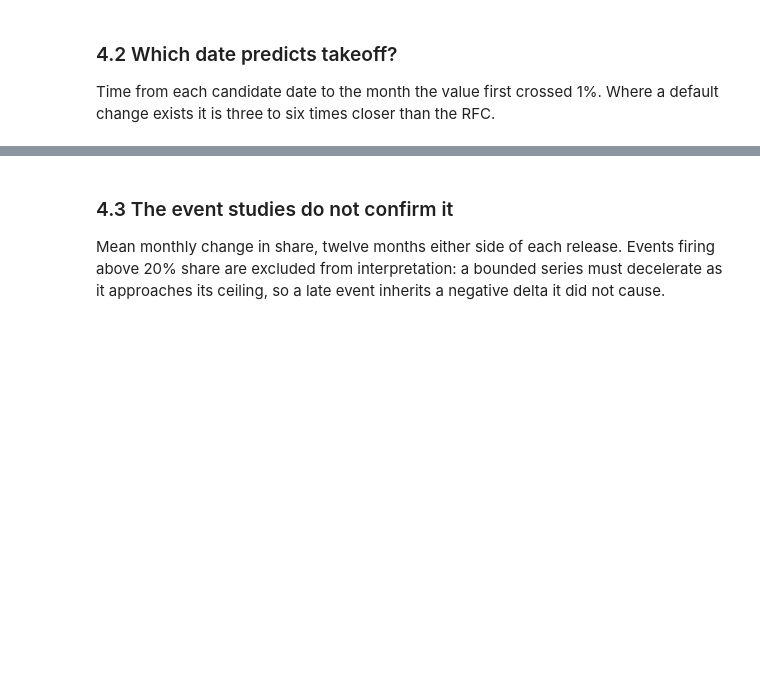
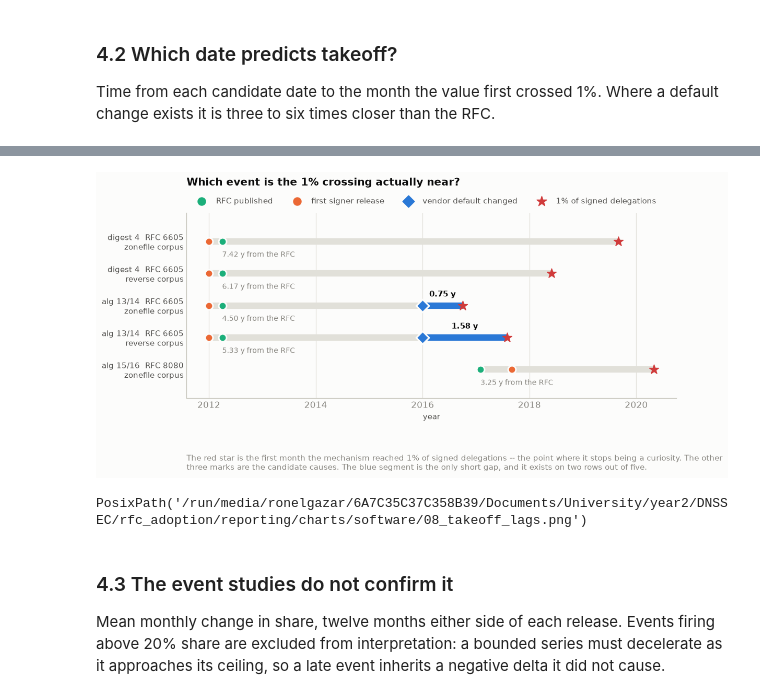
Before and after one commit to j776w781/rfc_adoption, a Jupyter notebook: notebooks/dnssec_software_releases.ipynb, the cells around one changed output, grey strips where cells are left out. Saved outputs shown, nothing was run; the diff lists cells and outputs as text; code cells hidden in the pictures; blank space fills up the shorter version.

```diff
--- a/notebooks/dnssec_software_releases.ipynb
+++ b/notebooks/dnssec_software_releases.ipynb
@@ -442,3 +439,54 @@ PosixPath('/run/media/ronelgazar/6A7C35C37C358B39/Documents/University/year2/DNS
+# %%
+rows = [r for r in RA["takeoff"] if r["first_month_over_1pct"] and not r["censored_start"]]
+rows.sort(key=lambda r: to_year(r["rfc_published"]), reverse=True)
+
+fig, ax = plt.subplots(figsize=(11, 4.2))
+for i, r in enumerate(rows):
+    x_rfc = to_year(r["rfc_published"])
+    x_sig = to_year(r["first_signer_released"])
+    x_1pct = to_year(r["first_month_over_1pct"])
+    x_def = to_year(r["default_released"]) if r["default_released"] else None
+
+    ax.plot([min(x_rfc, x_sig), x_1pct], [i, i], color=GRID, linewidth=8,
+            solid_capstyle="round", zorder=1)
+    ax.scatter(x_rfc, i, s=95, color=S3, zorder=4, edgecolor=SURFACE, linewidth=2)
+    ax.scatter(x_sig, i, s=95, color=S2, zorder=4, edgecolor=SURFACE, linewidth=2)
+    if x_def is not None:
+        ax.plot([x_def, x_1pct], [i, i], color=S1, linewidth=8, solid_capstyle="butt",
+                zorder=2)
+        ax.scatter(x_def, i, s=130, color=S1, marker="D", zorder=5,
+                   edgecolor=SURFACE, linewidth=2)
+        ax.text((x_def + x_1pct) / 2, i + 0.28,
+                f'{r["from_default_change_to_1pct_years"]:.2f} y', ha="center",
+                fontsize=9.5, color=INK, fontweight="bold")
+    ax.scatter(x_1pct, i, s=150, color=CRITICAL, marker="*", zorder=5)
+    ax.text(x_rfc, i - 0.30, f'{r["from_rfc_to_1pct_years"]:.2f} y from the RFC',
+            fontsize=9, color=MUTED, ha="left", va="top")
+
+ax.set_yticks(range(len(rows)))
+ax.set_yticklabels([f'{r["observable"]}  {r["rfc"]}\n{r["basis"]} corpus' for r in rows],
+                   fontsize=10, color=INK_2)
+ax.set_ylim(-0.9, len(rows) - 0.1)
+ax.set_xlabel("year", color=INK_2)
+year_axis(ax)
+style(ax, axis="x")
+for lbl, colour, mk, sz in (("RFC published", S3, "o", 95),
+                            ("first signer release", S2, "o", 95),
+                            ("vendor default changed", S1, "D", 110),
+                            ("1% of signed delegations", CRITICAL, "*", 170)):
+    ax.scatter([], [], s=sz, color=colour, marker=mk, label=lbl)
+ax.legend(frameon=False, fontsize=10, labelcolor=INK_2, ncol=4, loc="lower left",
+          bbox_to_anchor=(0, 1.0))
+ax.set_title("Which event is the 1% crossing actually near?", loc="left", color=INK,
+             fontweight="bold", pad=34)
+metric(ax, "The red star is the first month the mechanism reached 1% of signed "
+           "delegations -- the point where it stops being a curiosity. The other three "
+           "marks are the candidate causes. The blue segment is the only short gap, and "
+           "it exists on two rows out of five.")
+save(fig, "08_takeoff_lags")
+# %% [output]
+[figure, added]
+PosixPath('/run/media/ronelgazar/6A7C35C37C358B39/Documents/University/year2/DNSSEC/rfc_adoption/reporting/charts/software/08_takeoff_lags.png')
 # %% [markdown]
 ### 4.3 The event studies do not confirm it
 
```
Also changed, not shown: parts of 8 cells of this notebook, 6 other files.
